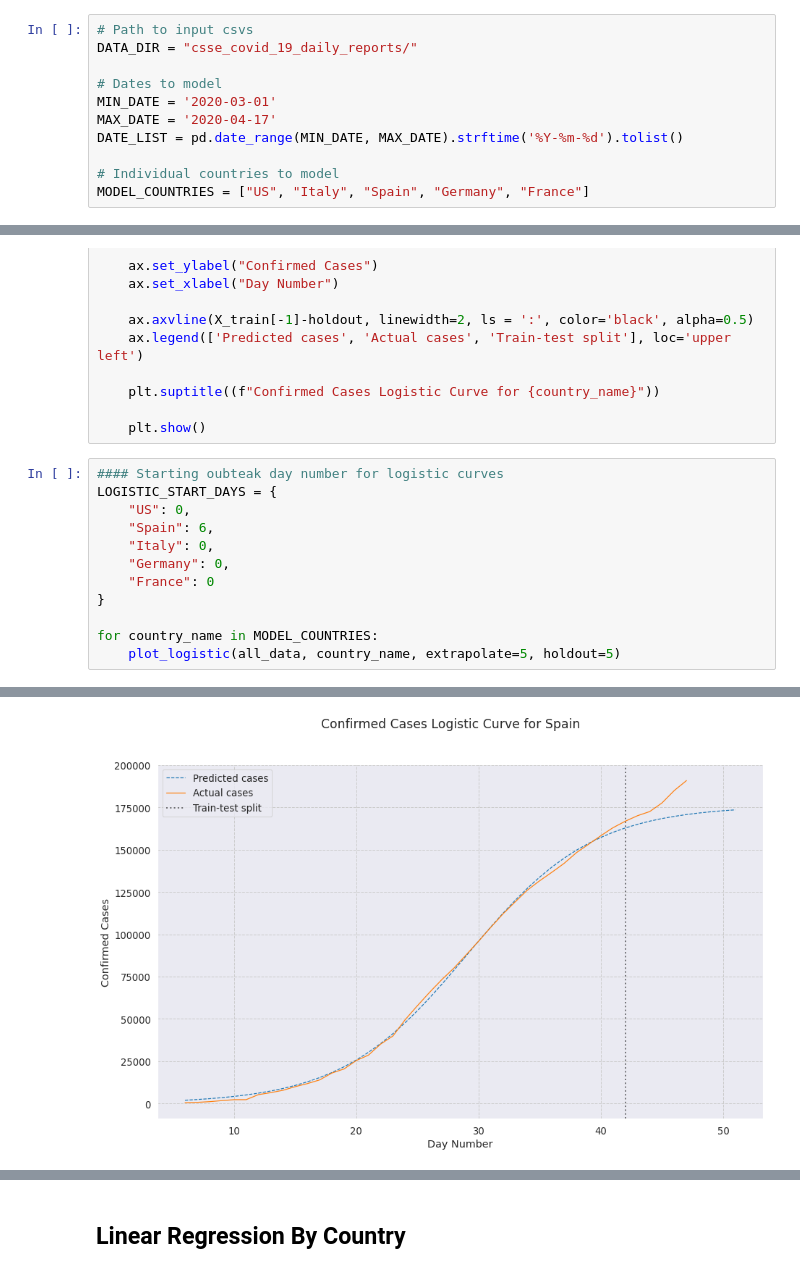
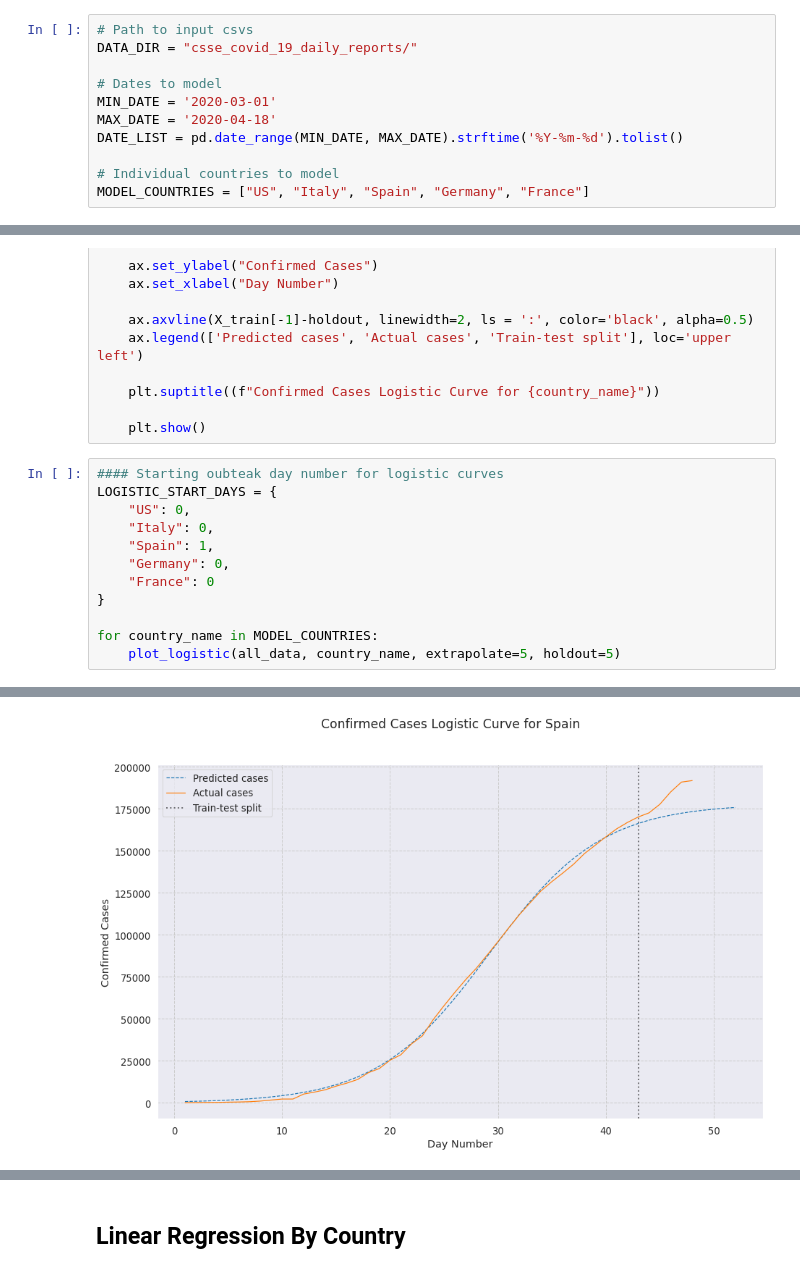
Before and after one commit to rdcolema/covid19-tracking, a Jupyter notebook: covid_forecasting.ipynb, the cells around one changed output, grey strips where cells are left out. Saved outputs shown, nothing was run; the diff lists cells and outputs as text.

```diff
--- a/covid_forecasting.ipynb
+++ b/covid_forecasting.ipynb
@@ -31,7 +31,7 @@ DATA_DIR = "csse_covid_19_daily_reports/"
 
 # Dates to model
 MIN_DATE = '2020-03-01'
-MAX_DATE = '2020-04-17'
+MAX_DATE = '2020-04-18'
 DATE_LIST = pd.date_range(MIN_DATE, MAX_DATE).strftime('%Y-%m-%d').tolist()
 
 # Individual countries to model
@@ -149,8 +149,8 @@ def plot_logistic(df, country_name, extrapolate=5, holdout=5):
 #### Starting oubteak day number for logistic curves
 LOGISTIC_START_DAYS = {
     "US": 0,
-    "Spain": 6,
     "Italy": 0,
+    "Spain": 1,
     "Germany": 0,
     "France": 0
 }
@@ -163 +163 @@ for country_name in MODEL_COUNTRIES:
-[figure, old version]
+[figure, new version]
```
Also changed, not shown: parts of 4 cells of this notebook, 2 other files.
